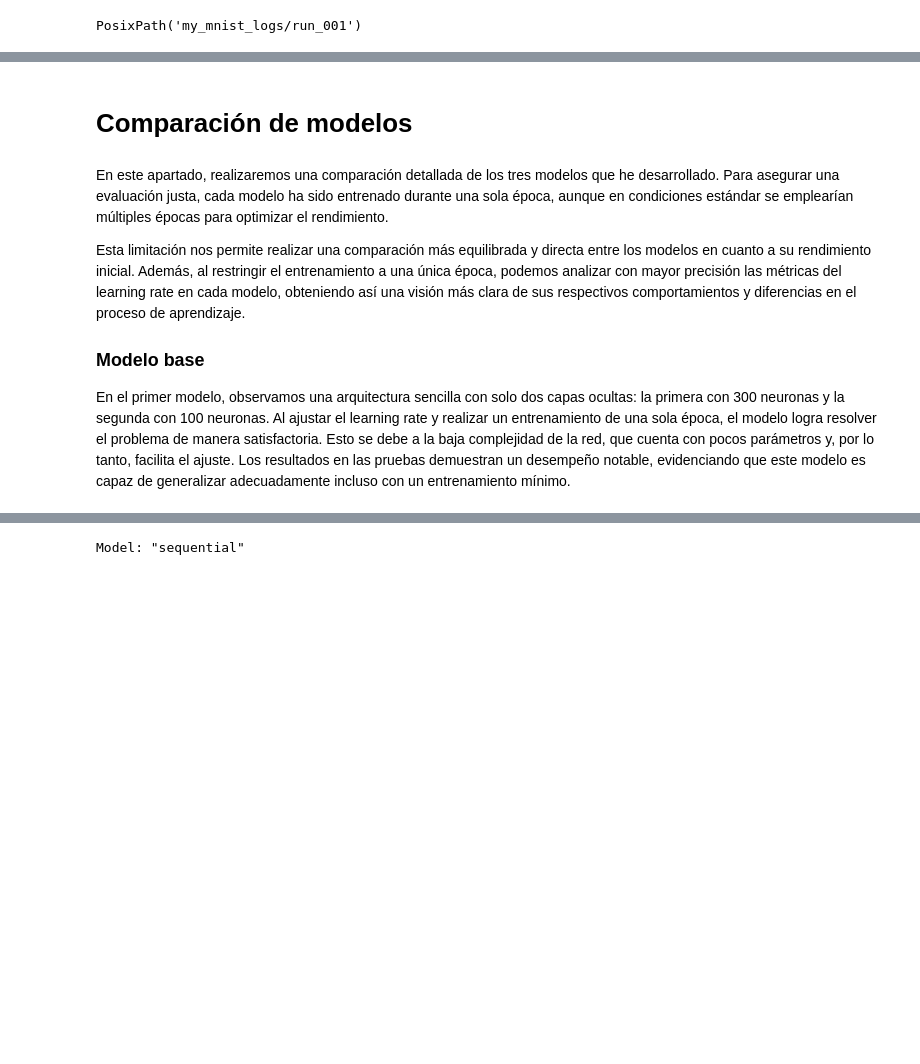
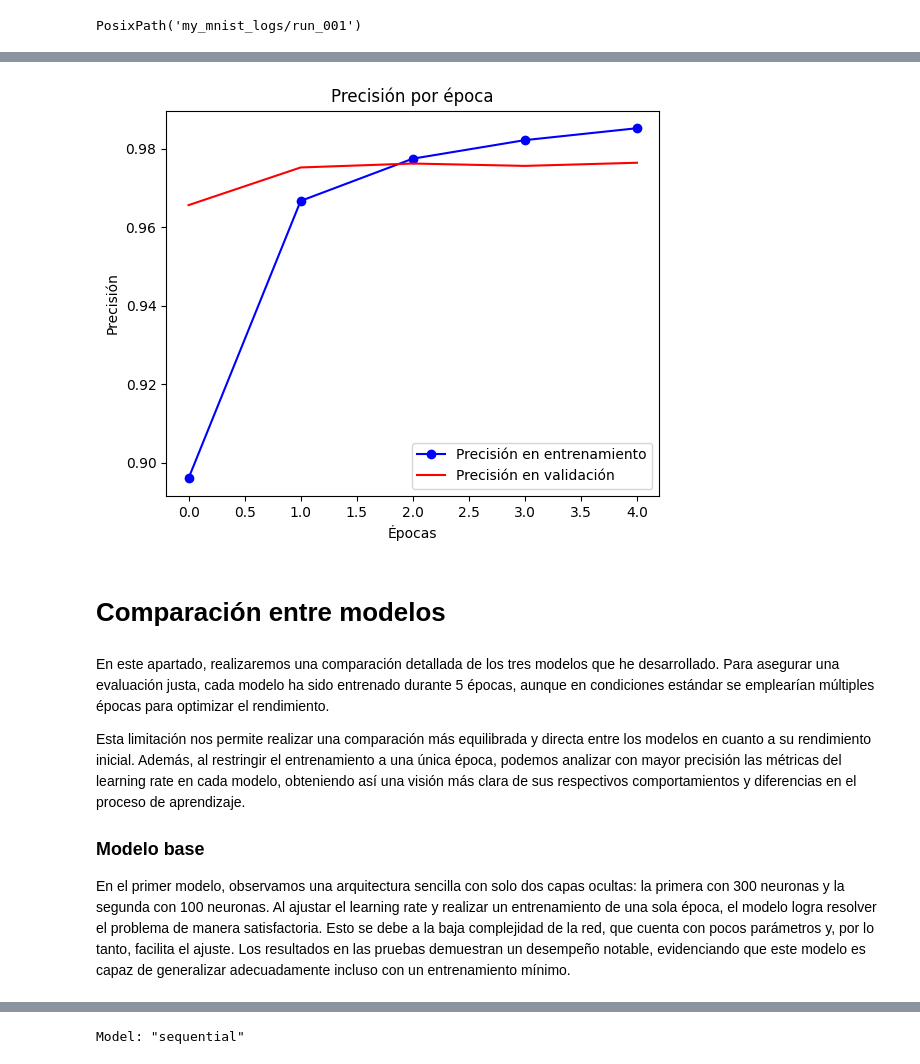
Before and after one commit to MaciaKing/UNED, a Jupyter notebook: Aprendizaje Profundo/Entrgas/PEC0.ipynb, the cells around one changed output, grey strips where cells are left out. Cells and saved outputs as stored; diff of their text form; code cells hidden in the pictures; blank space fills up the shorter version.

Commit message:
[feat]: entrega PEC0 finalizada

```diff
--- a/Aprendizaje Profundo/Entrgas/PEC0.ipynb
+++ b/Aprendizaje Profundo/Entrgas/PEC0.ipynb
@@ -360,7 +408,7 @@ early_stopping_cb = tf.keras.callbacks.EarlyStopping(patience=20)
 checkpoint_cb = tf.keras.callbacks.ModelCheckpoint("my_mnist_model_4.keras", save_best_only=True)
 tensorboard_cb = tf.keras.callbacks.TensorBoard(run_logdir)
 
-history = model_4.fit(X_train, y_train, epochs=1,
+history = model_4.fit(X_train, y_train, epochs=5,
                     validation_data=(X_valid, y_valid),
                     callbacks=[checkpoint_cb, early_stopping_cb, tensorboard_cb])
 # %% [output]
@@ -374,7 +431,11 @@ model_4.evaluate(X_test, y_test)
+# %%
+show_accuracy(history)
+# %% [output]
+[figure, added]
 # %% [markdown]
-# Comparación de modelos
+# **Comparación entre modelos**
 # %% [markdown]
-En este apartado, realizaremos una comparación detallada de los tres modelos que he desarrollado. Para asegurar una evaluación justa, cada modelo ha sido entrenado durante una sola época, aunque en condiciones estándar se emplearían múltiples épocas para optimizar el rendimiento.
+En este apartado, realizaremos una comparación detallada de los tres modelos que he desarrollado. Para asegurar una evaluación justa, cada modelo ha sido entrenado durante 5 épocas, aunque en condiciones estándar se emplearían múltiples épocas para optimizar el rendimiento.
 
 Esta limitación nos permite realizar una comparación más equilibrada y directa entre los modelos en cuanto a su rendimiento inicial. Además, al restringir el entrenamiento a una única época, podemos analizar con mayor precisión las métricas del learning rate en cada modelo, obteniendo así una visión más clara de sus respectivos comportamientos y diferencias en el proceso de aprendizaje.
 
```
Also changed, not shown: parts of 45 cells of this notebook, 2 other files.
